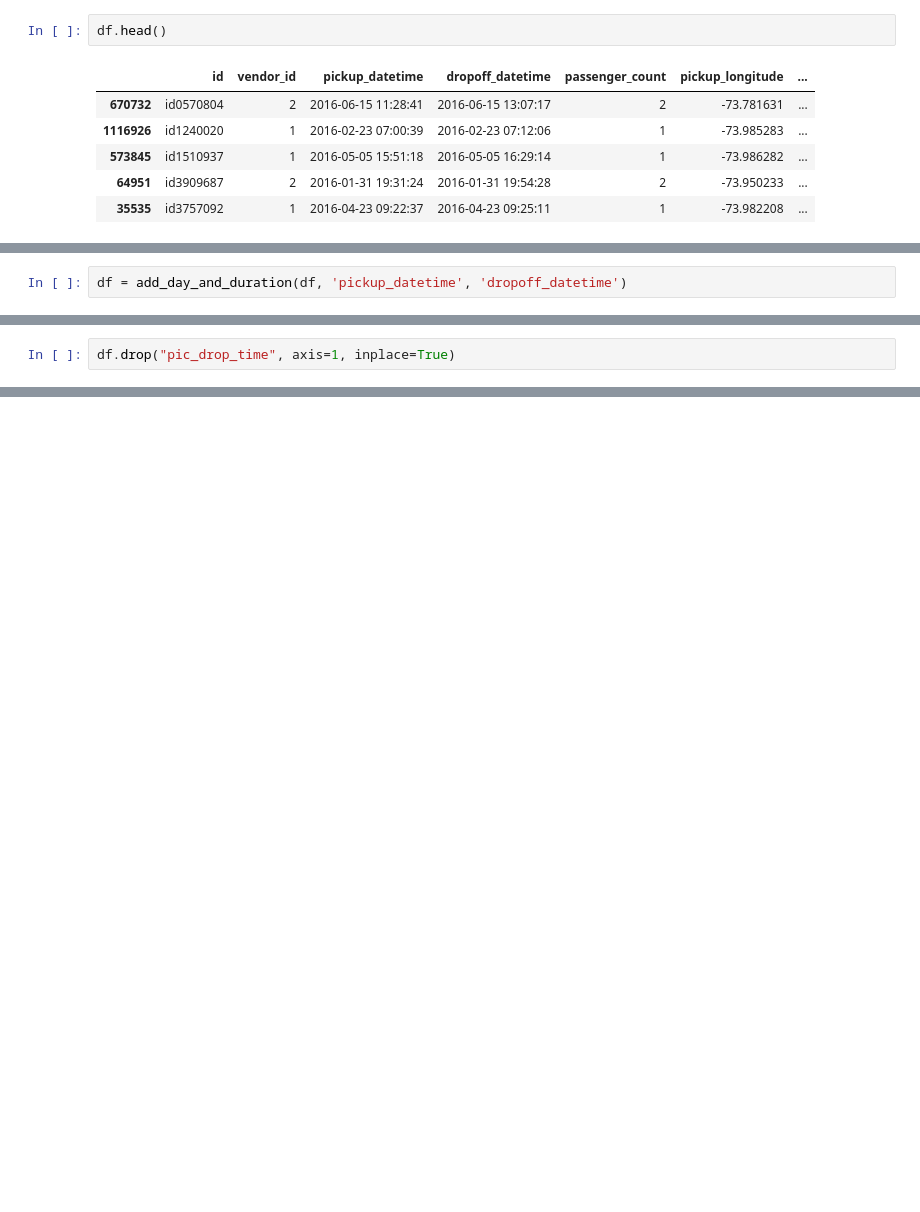
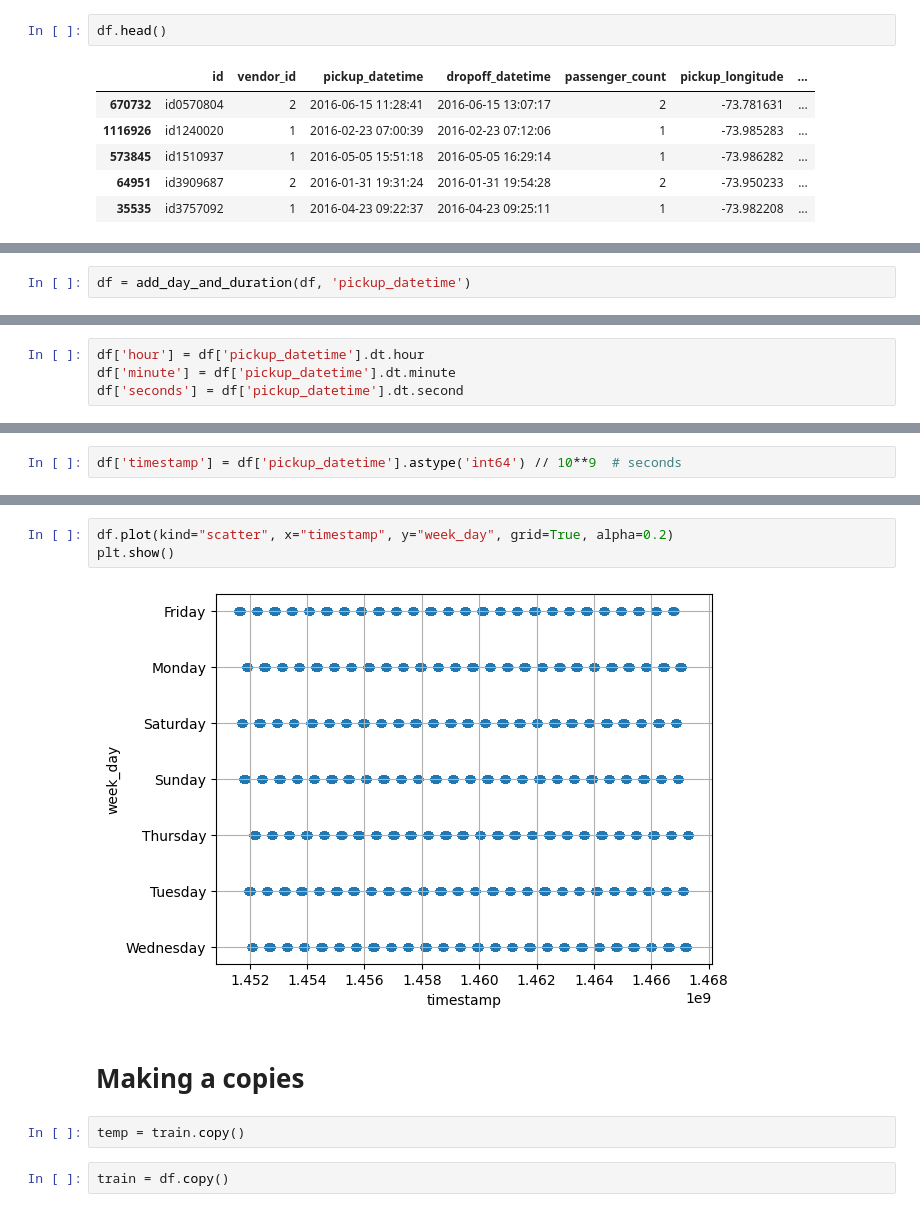
Before and after one commit to SamIeer/NycTaxiDuration, a Jupyter notebook: Notebooks/Preprocessing.ipynb, the cells around one changed output, grey strips where cells are left out. Drawn from its saved outputs; the diff is of its cells as text; blank space fills up the shorter version.

```diff
--- a/Notebooks/Preprocessing.ipynb
+++ b/Notebooks/Preprocessing.ipynb
@@ -216,2 +116,2 @@ Name: pickup_datetime, Length: 875187, dtype: object
 # %%
-df = add_day_and_duration(df, 'pickup_datetime', 'dropoff_datetime')
+df = add_day_and_duration(df, 'pickup_datetime')
@@ -238,2 +117,0 @@ df.head(20)
-# %%
-df.drop("pic_drop_time", axis=1, inplace=True)
@@ -273,0 +127,4 @@ memory usage: 112.4+ MB
+# %%
+df['hour'] = df['pickup_datetime'].dt.hour
+df['minute'] = df['pickup_datetime'].dt.minute
+df['seconds'] = df['pickup_datetime'].dt.second
@@ -273,0 +140,2 @@ memory usage: 112.4+ MB
+# %%
+df['timestamp'] = df['pickup_datetime'].astype('int64') // 10**9  # seconds
@@ -273,0 +170,11 @@ memory usage: 112.4+ MB
+# %%
+df.plot(kind="scatter", x="timestamp", y="week_day", grid=True, alpha=0.2)
+plt.show()
+# %% [output]
+[figure, added]
+# %% [markdown]
+<h1>Making a copies</h1>
+# %%
+temp = train.copy()
+# %%
+train = df.copy()
```
Also changed, not shown: parts of 47 cells of this notebook.
